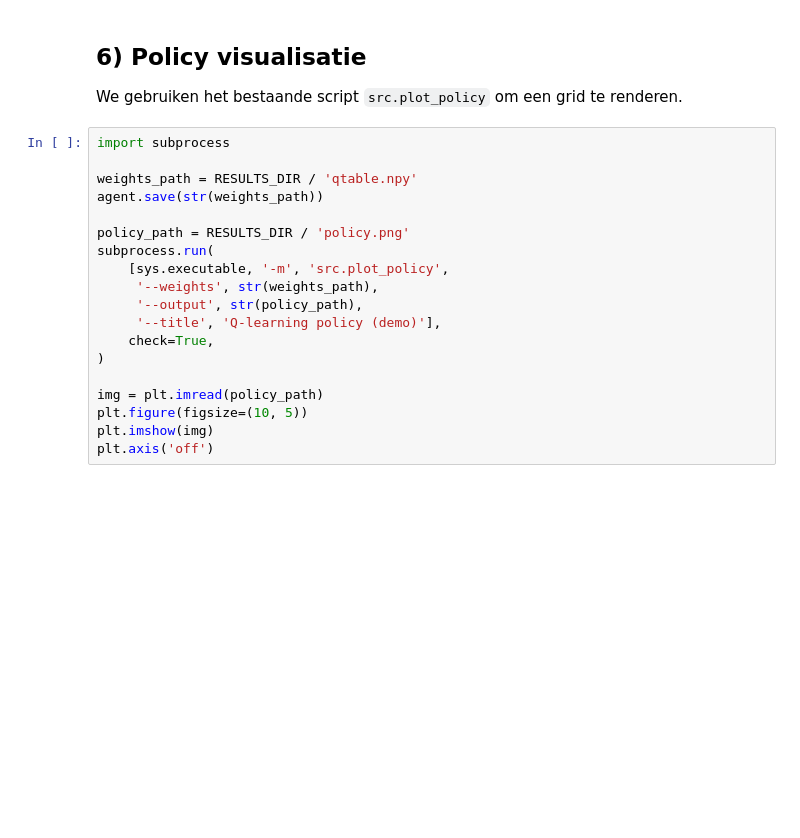
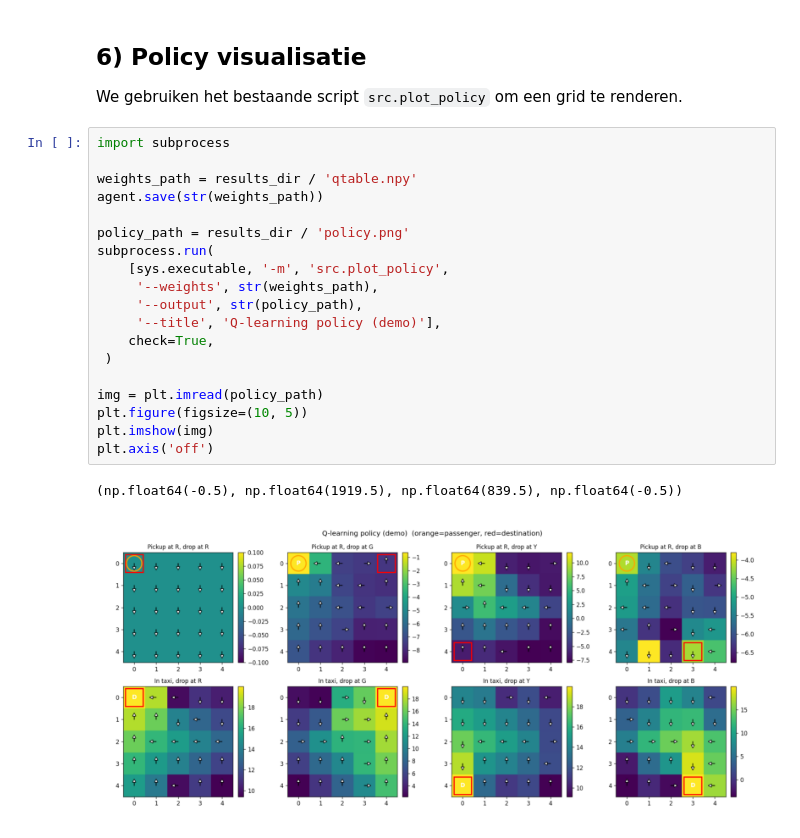
Before and after one commit to KarolGac/Autonomuis_2, a Jupyter notebook: main.ipynb, the cells around one changed output. Saved outputs shown, nothing was run; the diff lists cells and outputs as text; blank space fills up the shorter version.

```diff
--- a/main.ipynb
+++ b/main.ipynb
@@ -228,19 +248,22 @@ We gebruiken het bestaande script `src.plot_policy` om een grid te renderen.
 # %%
 import subprocess
 
-weights_path = RESULTS_DIR / 'qtable.npy'
+weights_path = results_dir / 'qtable.npy'
 agent.save(str(weights_path))
 
-policy_path = RESULTS_DIR / 'policy.png'
+policy_path = results_dir / 'policy.png'
 subprocess.run(
     [sys.executable, '-m', 'src.plot_policy',
      '--weights', str(weights_path),
      '--output', str(policy_path),
      '--title', 'Q-learning policy (demo)'],
     check=True,
-)
+ )
 
 img = plt.imread(policy_path)
 plt.figure(figsize=(10, 5))
 plt.imshow(img)
 plt.axis('off')
+# %% [output]
+(np.float64(-0.5), np.float64(1919.5), np.float64(839.5), np.float64(-0.5))
+[figure, added]
```
Also changed, not shown: parts of 7 cells of this notebook, 9 other files.
